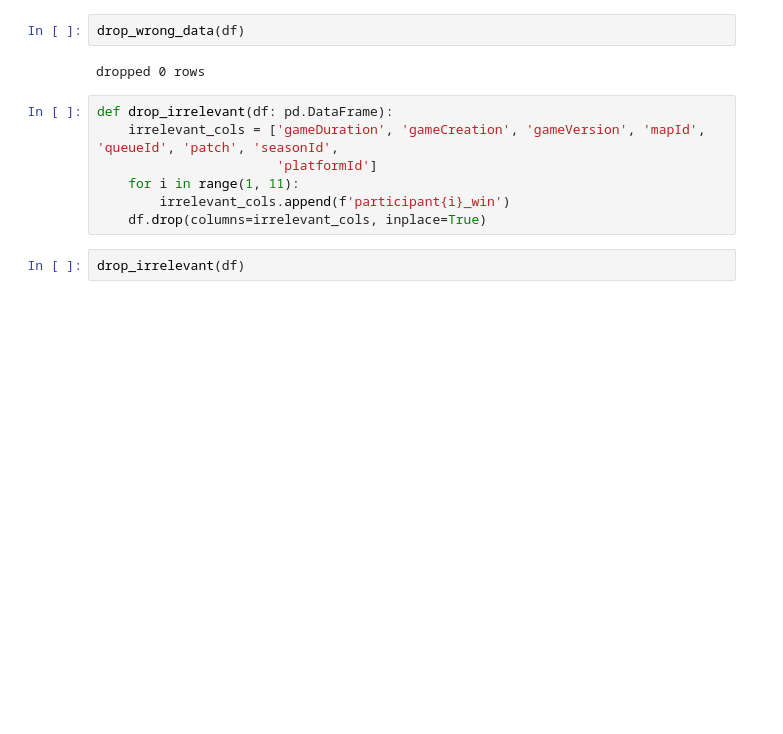
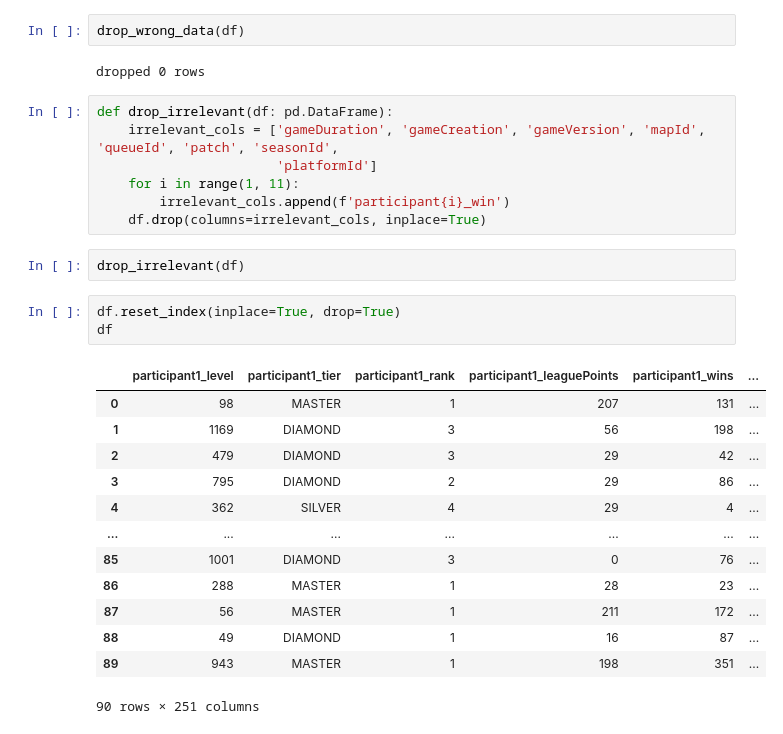
Before and after one commit to MoritzPalm/LeagueOfLegendsWinPrediction, a Jupyter notebook: Exploration/explore_data.ipynb, the cells around one changed output. Saved outputs shown, nothing was run; the diff lists cells and outputs as text; blank space fills up the shorter version.

```diff
--- a/Exploration/explore_data.ipynb
+++ b/Exploration/explore_data.ipynb
@@ -112,3 +132,20 @@ def drop_irrelevant(df: pd.DataFrame):
     df.drop(columns=irrelevant_cols, inplace=True)
 # %%
 drop_irrelevant(df)
+# %%
+df.reset_index(inplace=True, drop=True)
+df
+# %% [output]
+|  | participant1_level | participant1_tier | participant1_rank | participant1_leaguePoints | participant1_wins | ... |
+| 0 | 98 | MASTER | 1 | 207 | 131 | ... |
+| 1 | 1169 | DIAMOND | 3 | 56 | 198 | ... |
+| 2 | 479 | DIAMOND | 3 | 29 | 42 | ... |
+| 3 | 795 | DIAMOND | 2 | 29 | 86 | ... |
+| 4 | 362 | SILVER | 4 | 29 | 4 | ... |
+| ... | ... | ... | ... | ... | ... | ... |
+| 85 | 1001 | DIAMOND | 3 | 0 | 76 | ... |
+| 86 | 288 | MASTER | 1 | 28 | 23 | ... |
+| 87 | 56 | MASTER | 1 | 211 | 172 | ... |
+| 88 | 49 | DIAMOND | 1 | 16 | 87 | ... |
+| 89 | 943 | MASTER | 1 | 198 | 351 | ... |
+90 rows × 251 columns
```
Also changed, not shown: parts of 28 cells of this notebook, 2 other files.
